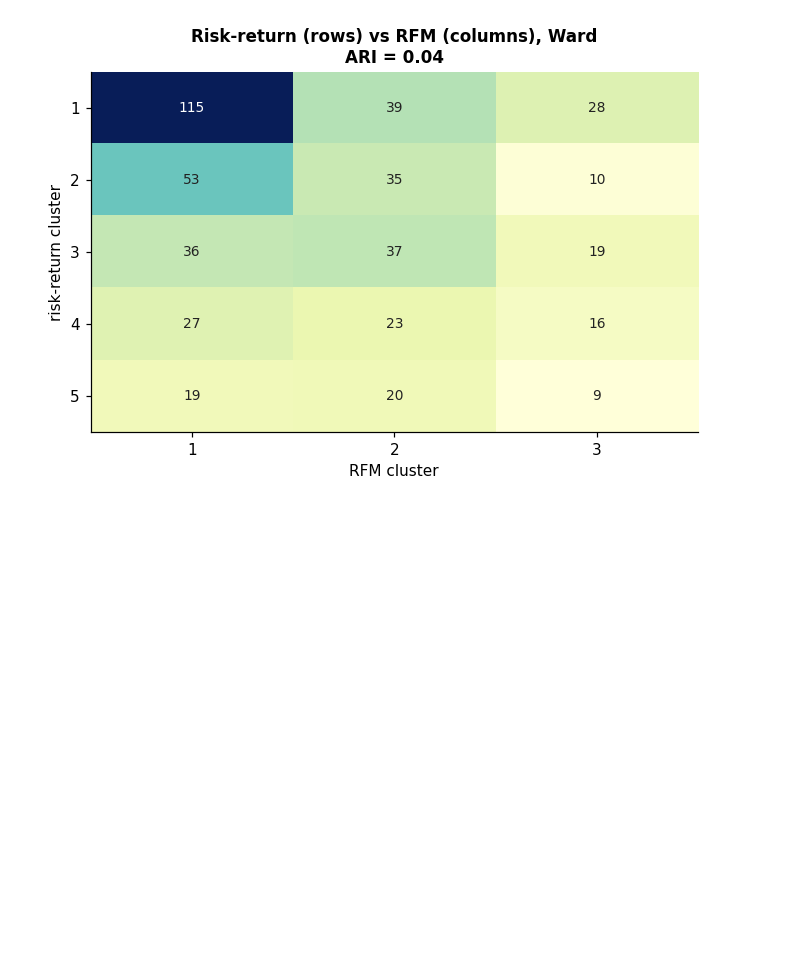
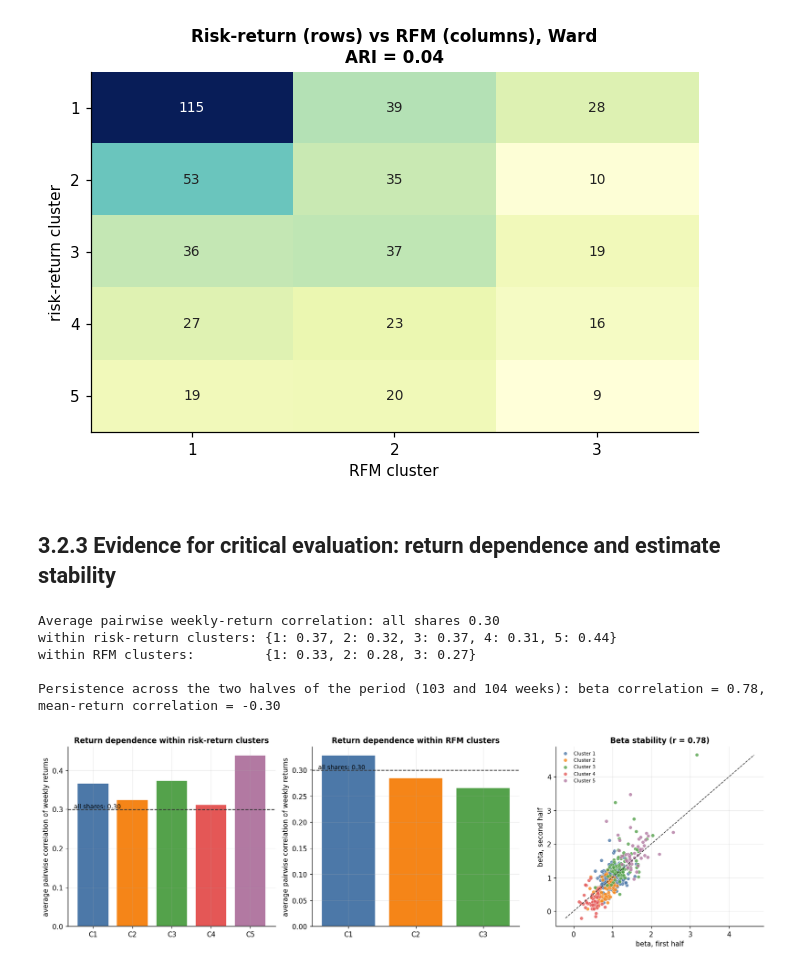
Before and after one commit to aaisha-aamina/crm-sp500-rfm-segmentation, a Jupyter notebook: Coursework_w2052143.ipynb, the cells around one changed output. Cells and saved outputs as stored; diff of their text form; code cells hidden in the pictures; blank space fills up the shorter version.

Commit message:
3.2.3 Evidence for critical evaluation: return dependence and estimate stability

```diff
--- a/Coursework_w2052143.ipynb
+++ b/Coursework_w2052143.ipynb
@@ -1152,3 +1152,49 @@ plt.tight_layout(); savefig('fig_3_2_1_rr_vs_rfm.png'); plt.show()
 # %% [output]
 [figure]
 [figure]
+# %% [markdown]
+## 3.2.3 Evidence for critical evaluation: return dependence and estimate stability
+# %%
+R_w = rets[cs['ticker']]
+C = R_w.corr().values; n_ = len(C); off = ~np.eye(n_, dtype=bool)
+overall_corr = float(C[off].mean())
+
+def within_corr(lab):
+    out = {}
+    for c in sorted(np.unique(lab)):
+        idx = np.where(lab == c)[0]
+        out[c] = float(C[np.ix_(idx, idx)][~np.eye(len(idx), dtype=bool)].mean()) if len(idx) > 1 else np.nan
+    return pd.Series(out)
+
+wc_rr, wc_act = within_corr(cs['ward_rr'].values), within_corr(cs['ward_act'].values)
+print(f'Average pairwise weekly-return correlation: all shares {overall_corr:.2f}')
+print('within risk-return clusters:', wc_rr.round(2).to_dict())
+print('within RFM clusters:        ', wc_act.round(2).to_dict())
+
+half = len(rets) // 2
+def beta_on(df): return df[cs['ticker']].apply(lambda s: s.cov(df[BENCH])) / df[BENCH].var()
+b1, b2 = beta_on(rets.iloc[:half]), beta_on(rets.iloc[half:])
+m1, m2 = rets.iloc[:half][cs['ticker']].mean(), rets.iloc[half:][cs['ticker']].mean()
+r_beta, r_mean = np.corrcoef(b1, b2)[0, 1], np.corrcoef(m1, m2)[0, 1]
+print(f'\nPersistence across the two halves of the period ({half} and {len(rets) - half} weeks): '
+      f'beta correlation = {r_beta:.2f}, mean-return correlation = {r_mean:.2f}')
+
+fig, axes = plt.subplots(1, 3, figsize=(15, 4.6))
+for ax, wc, nm in [(axes[0], wc_rr, 'risk-return clusters'), (axes[1], wc_act, 'RFM clusters')]:
+    ax.bar([f'C{c}' for c in wc.index], wc.values, color=[PALETTE[(c - 1) % 8] for c in wc.index], edgecolor='white')
+    ax.axhline(overall_corr, ls='--', color='#333333', lw=1.2); ax.text(0.02, overall_corr, f' all shares: {overall_corr:.2f}', transform=ax.get_yaxis_transform(), va='bottom', fontsize=9)
+    ax.set_ylabel('average pairwise correlation of weekly returns'); ax.set_title(f'Return dependence within {nm}')
+ax = axes[2]
+for c in sorted(cs['ward_rr'].unique()):
+    m = (cs['ward_rr'] == c).values
+    ax.scatter(b1[m], b2[m], s=26, alpha=.8, color=PALETTE[(c - 1) % 8], edgecolor='white', linewidth=.4, label=f'Cluster {c}')
+lim = [min(b1.min(), b2.min()), max(b1.max(), b2.max())]; ax.plot(lim, lim, ls='--', color='#333333', lw=1)
+ax.set_xlabel('beta, first half'); ax.set_ylabel('beta, second half'); ax.set_title(f'Beta stability (r = {r_beta:.2f})'); ax.legend(fontsize=7, frameon=False)
+plt.tight_layout(); savefig('fig_3_2_3_dependence_and_stability.png'); plt.show()
+# %% [output]
+Average pairwise weekly-return correlation: all shares 0.30
+within risk-return clusters: {1: 0.37, 2: 0.32, 3: 0.37, 4: 0.31, 5: 0.44}
+within RFM clusters:         {1: 0.33, 2: 0.28, 3: 0.27}
+
+Persistence across the two halves of the period (103 and 104 weeks): beta correlation = 0.78, mean-return correlation = -0.30
+[figure, added]
```
